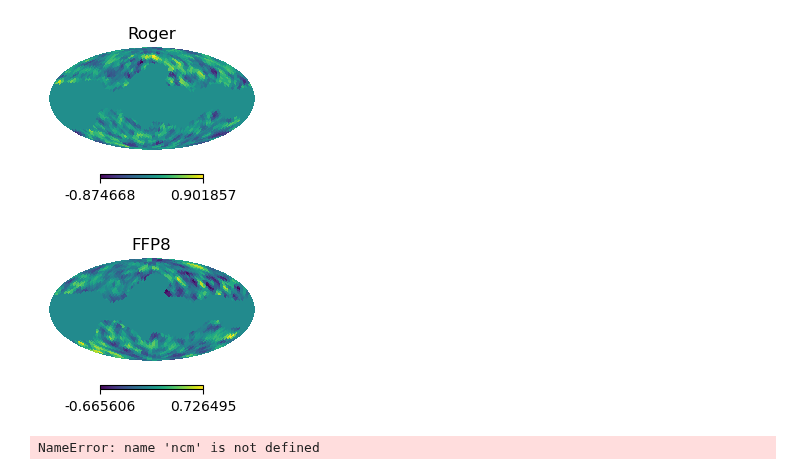
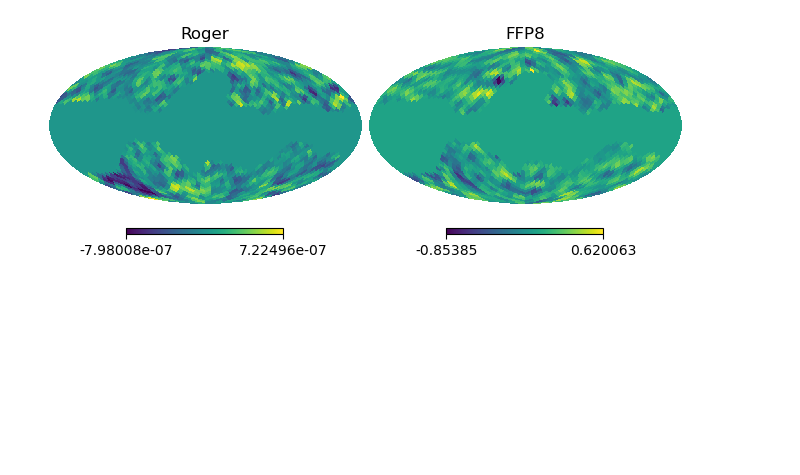
Before and after one commit to antolonappan/taunet, a Jupyter notebook: Notebooks/ncm.ipynb, the cells around one changed output. Saved outputs shown, nothing was run; the diff lists cells and outputs as text; code cells hidden in the pictures; blank space fills up the shorter version.

```diff
--- a/Notebooks/ncm.ipynb
+++ b/Notebooks/ncm.ipynb
@@ -17,18 +16,8 @@ ncm_sroll = NoiseModel(method='sroll2')
 ncm_ffp8 = NoiseModel(method='ffp8')
 # %%
-hp.mollview(ncm_roger.noisemap(143,unit='uK')[1], title='Roger',sub=(1,3,1))
+hp.mollview(ncm_roger.noisemap(143,unit='K')[1], title='Roger',sub=(1,2,1))
+hp.mollview(ncm_ffp8.noisemap(143,unit='uK')[1], title='FFP8',sub=(1,2,2))
 # %% [output]
-[figure, old version]
+[figure, new version]
-# %%
-#hp.mollview(ncm_roger.noisemap(,unit='K')[1], title='Roger',sub=(1,3,1))
-#hp.mollview(ncm_sroll.noisemap(100,unit='K')[1], title='Sroll',sub=(1,3,2))
-hp.mollview(ncm_ffp8.noisemap(143,unit='uK')[1], title='FFP8',sub=(1,3,3))
-# %% [output]
-[figure, removed]
-# %%
-hp.mollview(ncm.noisemap(23,unit='K')[0],title='NCM full', sub=(1,2,1))
-hp.mollview(ncm_diag.noisemap(23,unit='K')[0],title = 'NCM diag', sub=(1,2,2))
-# %% [output]
-NameError: name 'ncm' is not defined
 # %%
 cmb = CMBspectra()
```
Also changed, not shown: parts of 17 cells of this notebook, 3 other files.
